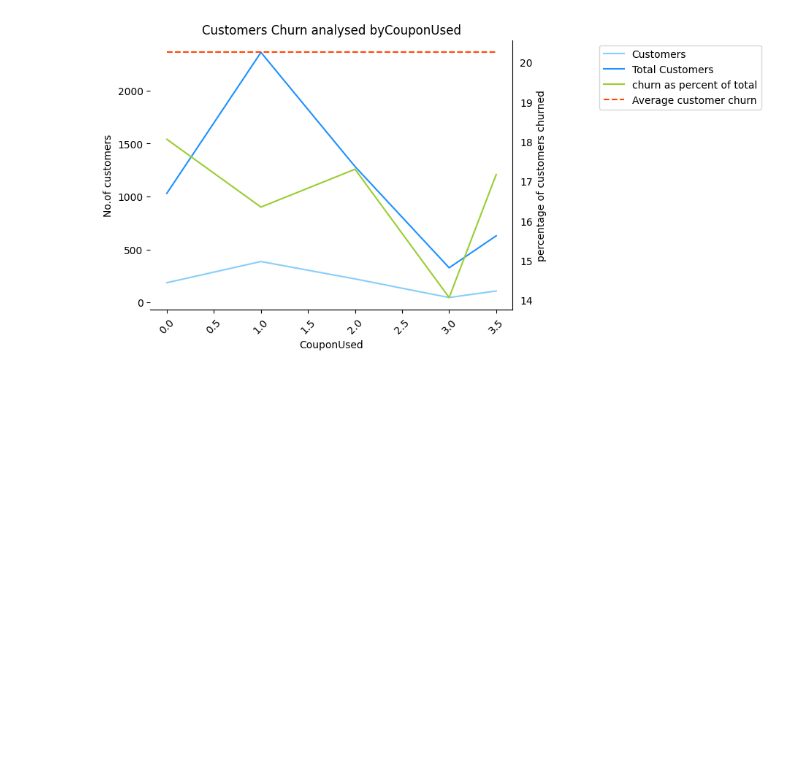
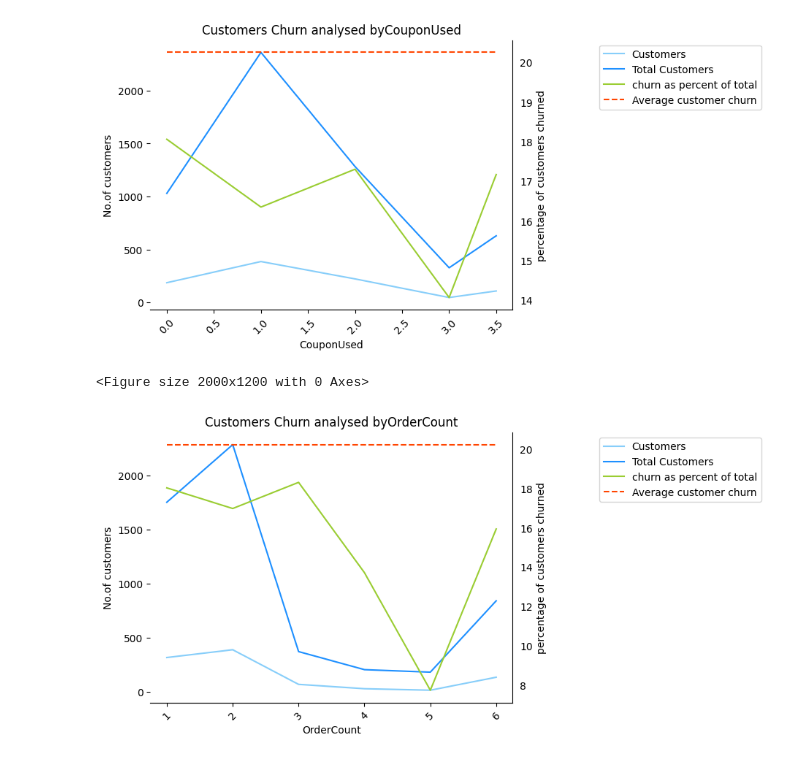
Before and after one commit to Suryasadasivam/e_commerce_customer_churn, a Jupyter notebook: Customer_chrun.ipynb, the cells around one changed output. Cells and saved outputs as stored; diff of their text form; code cells hidden in the pictures; blank space fills up the shorter version.

```diff
--- a/Customer_chrun.ipynb
+++ b/Customer_chrun.ipynb
@@ -512,3 +512,8 @@ analysis_chart('CouponUsed')
 # %% [output]
 <Figure size 2000x1200 with 0 Axes>
 [figure]
+# %%
+analysis_chart('OrderCount')
+# %% [output]
+<Figure size 2000x1200 with 0 Axes>
+[figure, added]
```
Also changed, not shown: parts of 15 cells of this notebook.
